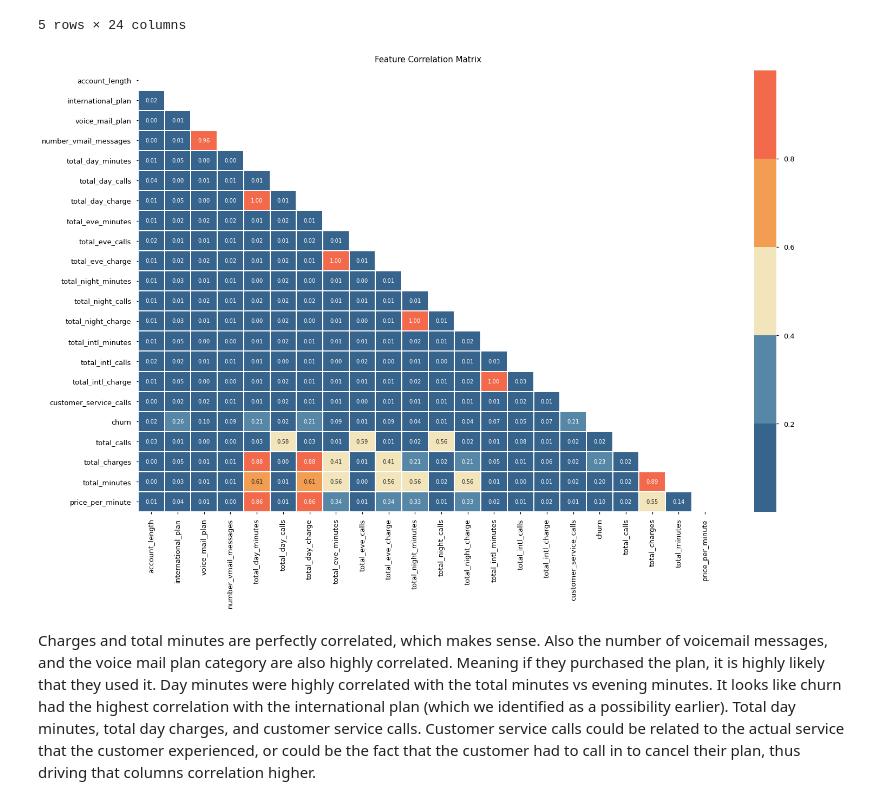
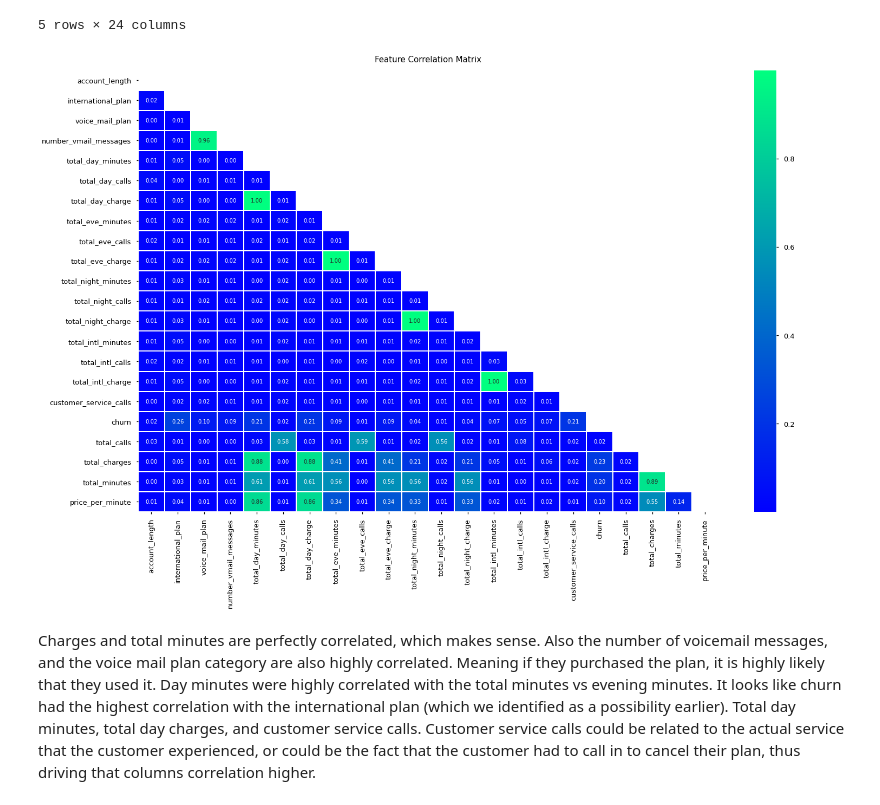
Before and after one commit to heathlikethecandybar/phase_4_project, a Jupyter notebook: phase_3/project/phase_3_notebook.ipynb, the cells around one changed output. Drawn from its saved outputs; the diff is of its cells as text; code cells hidden in the pictures.

```diff
--- a/phase_3/project/phase_3_notebook.ipynb
+++ b/phase_3/project/phase_3_notebook.ipynb
@@ -437,0 +441,6 @@ df.groupby(['churn']).mean()
+# %%
+plt.rcParams['figure.max_open_warning'] = 0;
+
+for column in df:
+        plt.figure(figsize=(14,1))
+        sns.boxplot(data=df_churn, x=column, color=c("blue"))
@@ -508,15 +579,15 @@ df.head()
 # %%
 # Creating a heatmap to look at colinearity and potential categories that will lead to churn prediction.
 
 corr = df.corr().abs()
 
 fix, ax = plt.subplots(figsize = (24,15))
 matrix = np.triu(corr)
 ax.set_title('Feature Correlation Matrix', pad=15, fontsize=15)
-heatmap = sns.heatmap(corr, annot=True, cmap=pal, fmt='.2f', mask=matrix, linewidths=1)
+heatmap = sns.heatmap(corr, annot=True, cmap='winter', fmt='.2f', mask=matrix, linewidths=1)
 plt.show()
 # %% [output]
-[figure, old version]
+[figure, new version]
 # %% [markdown]
 Charges and total minutes are perfectly correlated, which makes sense.  Also the number of voicemail messages, and the voice mail plan category are also highly correlated.  Meaning if they purchased the plan, it is highly likely that they used it.  Day minutes were highly correlated with the total minutes vs evening minutes.  It looks like churn had the highest correlation with the international plan (which we identified as a possibility earlier).  Total day minutes, total day charges, and customer service calls.  Customer service calls could be related to the actual service that the customer experienced, or could be the fact that the customer had to call in to cancel their plan, thus driving that columns correlation higher.
 # %% [markdown]
```
Also changed, not shown: parts of 24 cells of this notebook.
